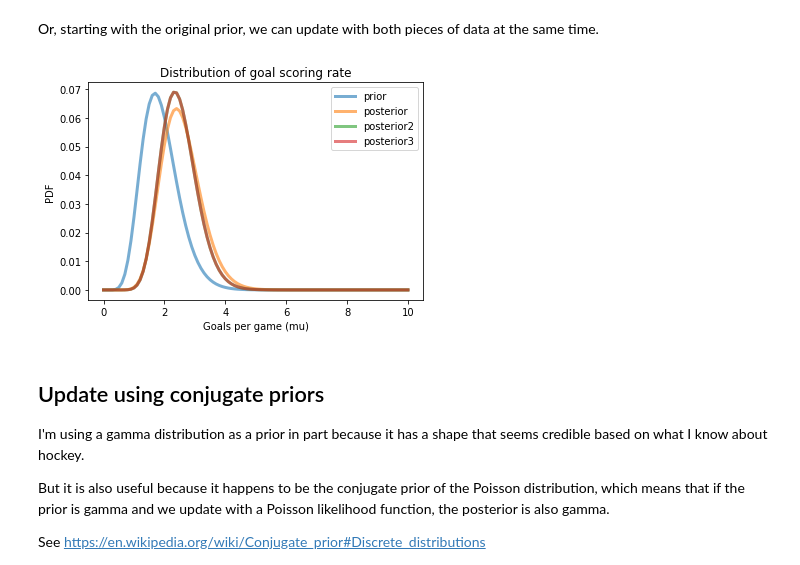
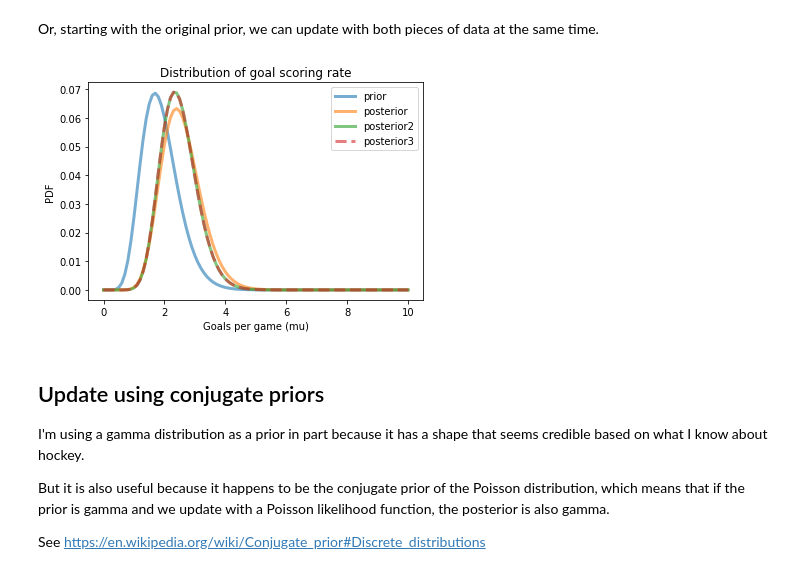
Before and after one commit to AllenDowney/BayesMadeSimple, a Jupyter notebook: zigzag.ipynb, the cells around one changed output. Drawn from its saved outputs; the diff is of its cells as text; code cells hidden in the pictures.

```diff
--- a/zigzag.ipynb
+++ b/zigzag.ipynb
@@ -463,7 +462,7 @@ def make_gamma_suite(xs, alpha, beta):
     """
     dist = make_gamma_dist(alpha, beta)
     ps = dist.pdf(xs)
-    prior = Suite(dict(zip(hypo_mu, ps)))
+    prior = Suite(dict(zip(xs, ps)))
     prior.normalize()
     return prior
 # %% [markdown]
@@ -511,14 +510,14 @@ Or, starting with the original prior, we can update with both pieces of data at
 # %%
 posterior3 = prior.copy()
 posterior3.bayes_update(data=[6, 2], like_func=poisson_likelihood)
 
 prior.plot(label='prior')
 posterior.plot(label='posterior')
 posterior2.plot(label='posterior2')
-posterior3.plot(label='posterior3')
+posterior3.plot(label='posterior3', linestyle='dashed')
 pdf_rate()
 # %% [output]
-[figure, old version]
+[figure, new version]
 # %% [markdown]
 ## Update using conjugate priors
 
```
Also changed, not shown: parts of 20 cells of this notebook.
